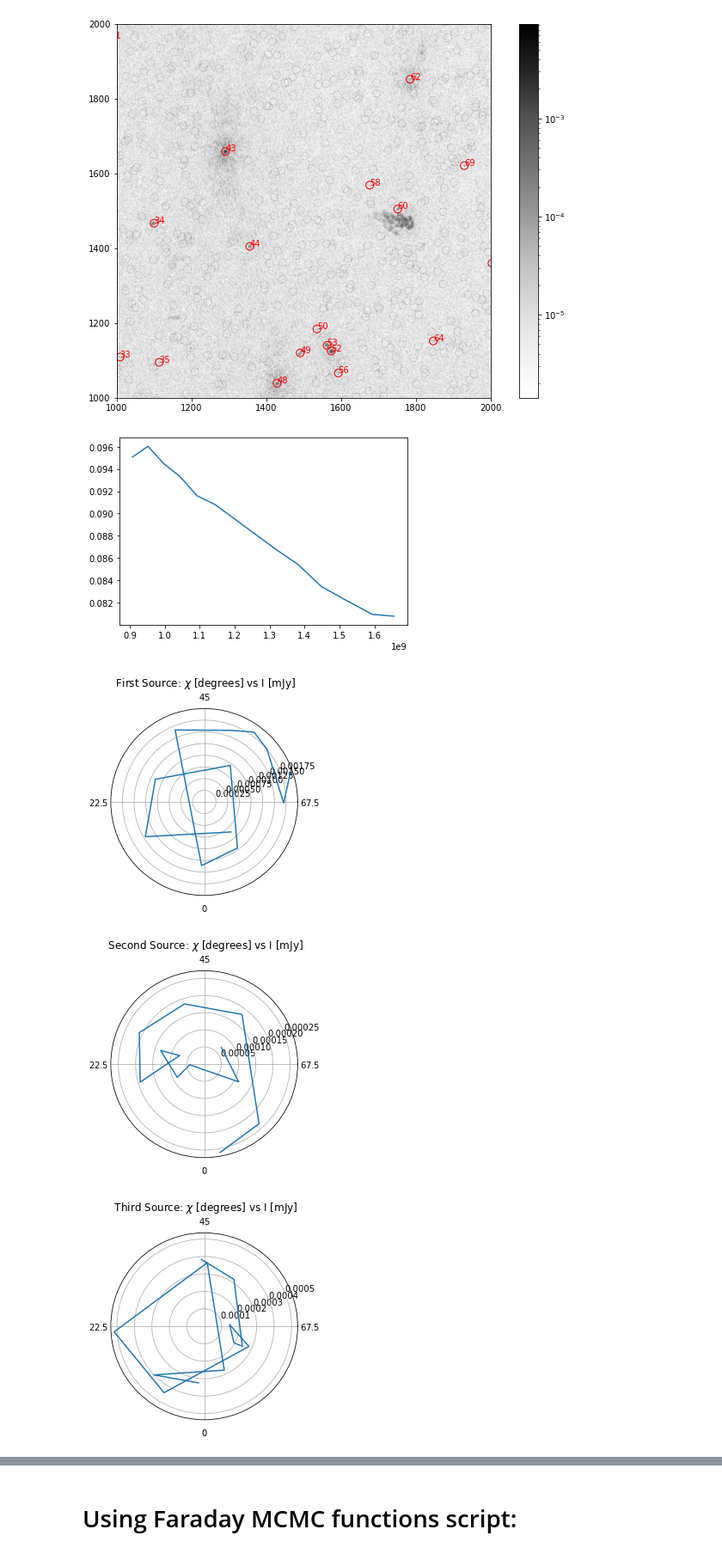
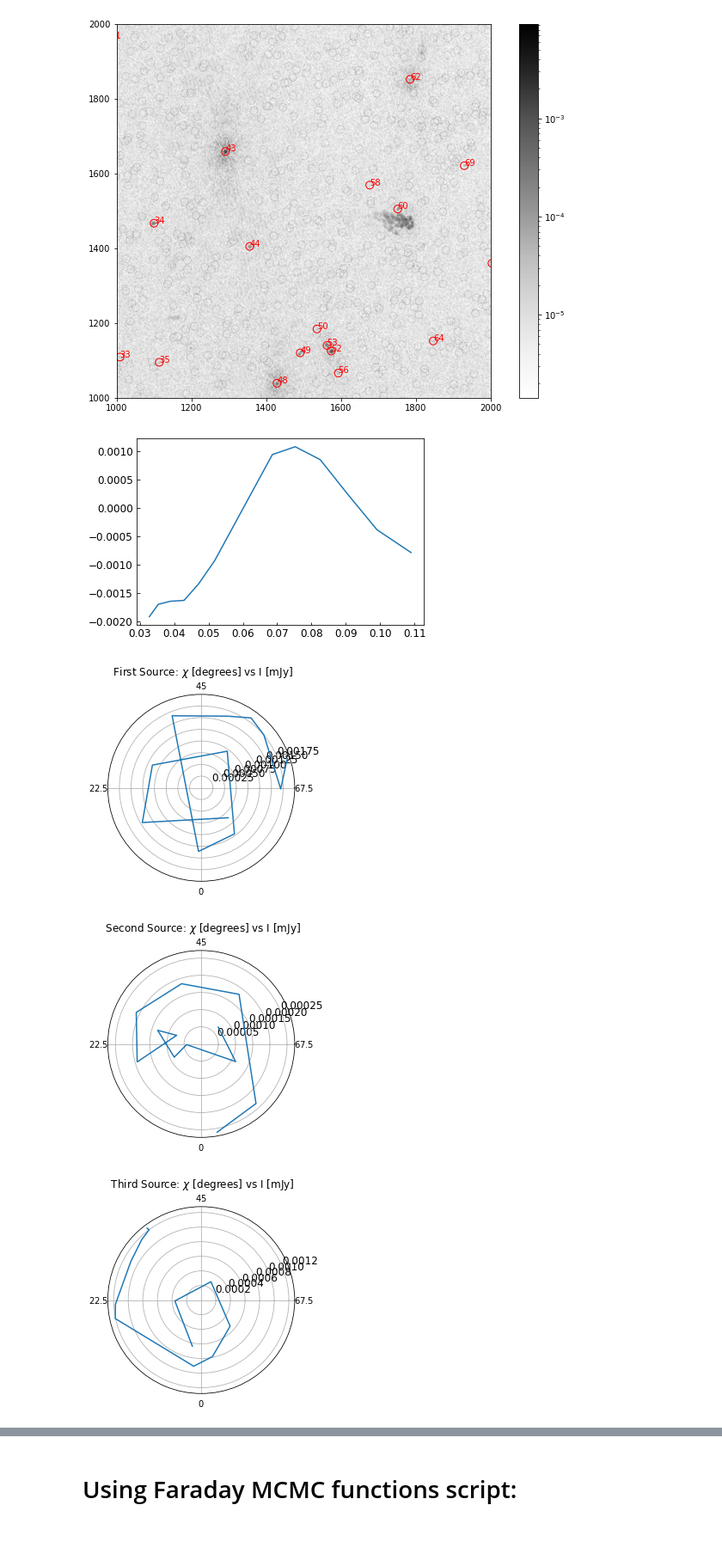
Before and after one commit to Woutmg/Meerkat_FracPol_New, a Jupyter notebook: MCMC_Faradayrotation.ipynb, the cells around one changed output, grey strips where cells are left out. Shown at 86% size. Saved outputs shown, nothing was run; the diff lists cells and outputs as text; code cells hidden in the pictures.

```diff
--- a/MCMC_Faradayrotation.ipynb
+++ b/MCMC_Faradayrotation.ipynb
@@ -52,8 +54,12 @@ U_unc_select = flux_unc_U[:,mask]
 phi_select = sources_phi[mask]
 rsl_select = rsl[mask]
 
-angles = 0.5*np.arctan(U_select/Q_select)
-linpol = np.sqrt(U_select**2 + Q_select**2)
+angles_select = 0.5*np.arctan2(U_select, Q_select)
+angles_select_err = np.sqrt((Q_select*U_unc_select)**2 + (U_select*Q_unc_select)**2)/(2*(U_select**2 + Q_select**2))
+linpol_select = np.sqrt(U_select**2 + Q_select**2)
+linpol_select_err = (U_select*U_unc_select + Q_select*Q_unc_select)/linpol_select
+p_select = linpol_select/I_select
+p_select_err = p_select*np.sqrt((0*linpol_select_err/linpol_select)**2 + (I_unc_select/I_select)**2)
 # %%
 # Selecting the five sources that Erik Osinga also investigated as check:
 sources_worldpos = np.array((rsl['RA'], rsl['DEC']))
@@ -74,42 +80,42 @@ plt.show()
 # %% [output]
 [figure]
 # %%
-plt.plot(freqs, I_select[:,43])
+plt.plot(lamb**2, Q_select[:,43])
 plt.show()
 
 fig, ax = plt.subplots(subplot_kw={'projection': 'polar'})
-ax.plot(4*angles[:,43], linpol[:,43])
+ax.plot(4*angles_select[:,43], linpol_select[:,43])
 ax.set_xticks(np.pi/180 * np.linspace(270,  0, 4))
 ax.set_xticklabels([r'$0$', r'$22.5$', r'$45$', r'$67.5$'], fontsize=10)
 ax.grid(True)
 ax.set_title(r" First Source: $\chi$ [degrees] vs I [mJy]")
 plt.show()
 
 fig, ax = plt.subplots(subplot_kw={'projection': 'polar'})
-ax.plot(4*angles[:,44], linpol[:,44])
+ax.plot(4*angles_select[:,44], linpol_select[:,44])
 ax.set_xticks(np.pi/180 * np.linspace(270,  0, 4))
 ax.set_xticklabels([r'$0$', r'$22.5$', r'$45$', r'$67.5$'], fontsize=10)
 ax.grid(True)
 ax.set_title(r" Second Source: $\chi$ [degrees] vs I [mJy]")
 plt.show()
 
 fig, ax = plt.subplots(subplot_kw={'projection': 'polar'})
-ax.plot(4*angles[:,53], linpol[:,53])
+ax.plot(4*angles_select[:,52], linpol_select[:,52])
 ax.set_xticks(np.pi/180 * np.linspace(270,  0, 4))
 ax.set_xticklabels([r'$0$', r'$22.5$', r'$45$', r'$67.5$'], fontsize=10)
 ax.grid(True)
 ax.set_title(r" Third Source: $\chi$ [degrees] vs I [mJy]")
 plt.show()
 
 fig, ax = plt.subplots(subplot_kw={'projection': 'polar'})
-ax.plot(4*angles[:,52], linpol[:,52])
+ax.plot(4*angles_select[:,53], linpol_select[:,53])
 ax.set_xticks(np.pi/180 * np.linspace(270,  0, 4))
 ax.set_xticklabels([r'$0$', r'$22.5$', r'$45$', r'$67.5$'], fontsize=10)
 ax.grid(True)
 ax.set_title(r" Fourth Source: $\chi$ [degrees] vs I [mJy]")
 plt.show()
 # %% [output]
-[figure, old version]
+[figure, new version]
-[figure, old version]
+[figure, new version]
-[figure, old version]
+[figure, new version]
-[figure, old version]
+[figure, new version]
```
Also changed, not shown: parts of 17 cells of this notebook, 10 other files.
